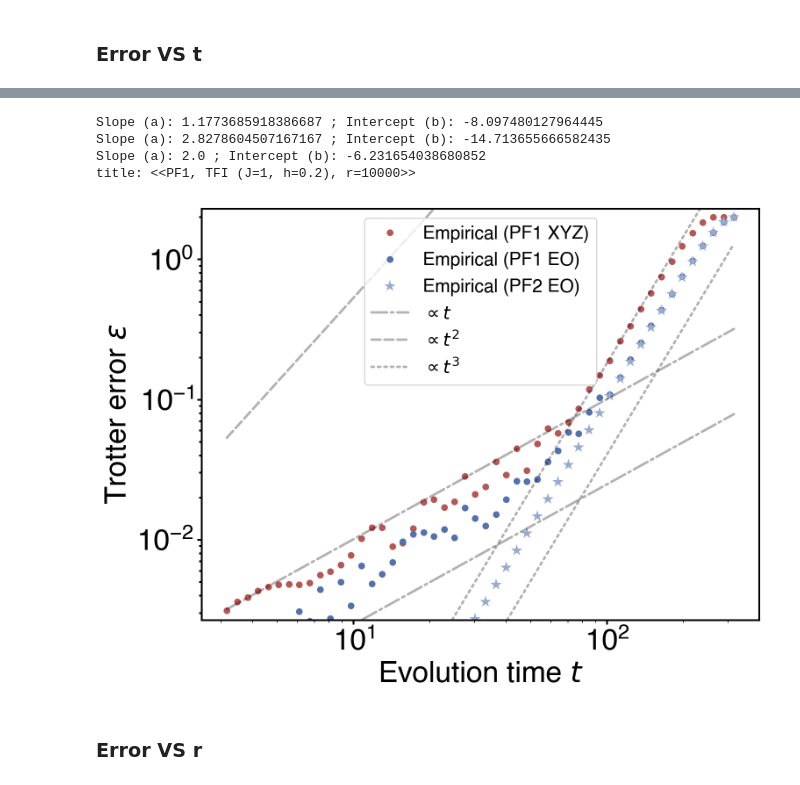
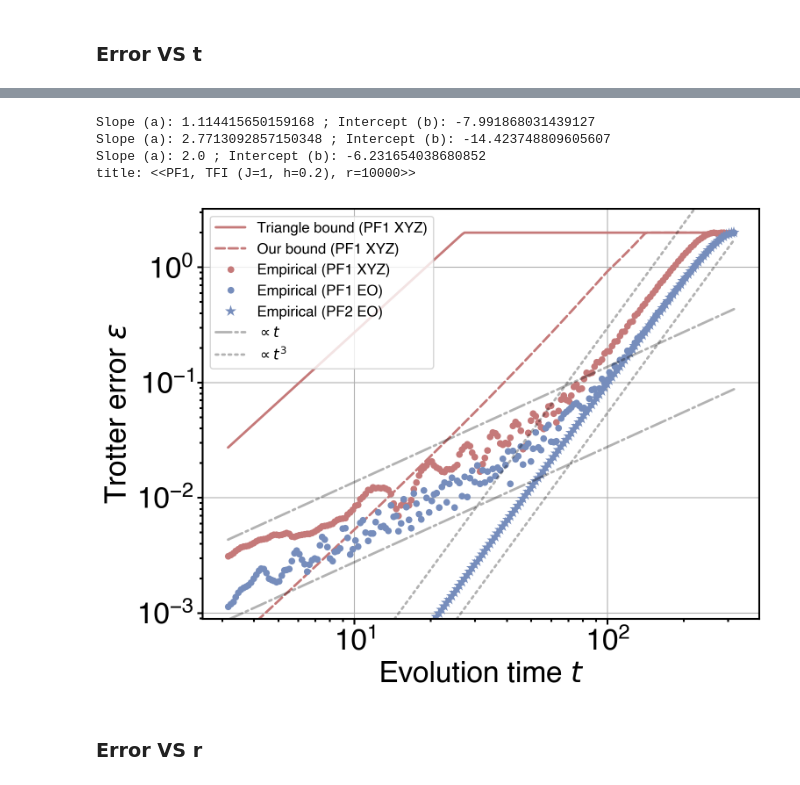
Before and after one commit to Jue-Xu/Interference-Trotter-Error, a Jupyter notebook: code/nearest_neighbor.ipynb, the cells around one changed output, grey strips where cells are left out. Drawn from its saved outputs; the diff is of its cells as text; code cells hidden in the pictures.

Commit message:
to fix new bound

```diff
--- a/code/nearest_neighbor.ipynb
+++ b/code/nearest_neighbor.ipynb
@@ -5,6 +5,7 @@
 import numpy as np
 from scipy.linalg import expm
 
+from new_bound import sum_second_order_commutator_norm, interference_bound_new
 # from trotter import *
 # from bounds import *
 # from lattice_hamiltonians import interference_bound, tight_bound
@@ -13,6 +14,7 @@ from quantum_simulation_recipe.trotter import *
 from quantum_simulation_recipe.bounds import tight_bound, interference_bound, norm, commutator
 from quantum_simulation_recipe.spin import Nearest_Neighbour_1d, Power_Law
 from quantum_simulation_recipe.plot_config import *
+mpl.rcParams['axes.grid'] = True
 cc, lcc = default_color_cycle, [lighten_color(color, 0.3) for color in default_color_cycle]
 
 fig_dir, data_dir = './figs', './data'
@@ -82,17 +84,22 @@ prefix, suffix = "HNN", "PF1_XYZ"
 n = 8
 r = 10000
 J, h = 1, 0.2
-t_num = 50 # 200
+t_num = 200 # 50
 t_list = np.logspace(0.5, 2.5, t_num)
 # t_list = sorted(list(set(np.logspace(0, 3, 75, dtype=int))))
 # print('t_list: ', t_list)
-data_t = {key: [] for key in ['r', 'emp_xyz1', 'emp_par1', 'bnd_xyz1', 'bnd_par1', 'emp_xyz2', 'emp_par2', 'bnd_xyz2', 'bnd_par2']}
+data_t = {key: [] for key in ['r', 'emp_xyz1', 'emp_par1', 'bnd_xyz1', 'bnd_par1', 'emp_xyz2', 'emp_par2', 'bnd_xyz2', 'bnd_par2', 'bnd_our']}
+
+hnn = Nearest_Neighbour_1d(n=n, Jx=J, Jy=J, Jz=J, hx=h, hy=0, hz=0, pbc=True)
+H_list = [term.to_matrix() for term in hnn.ham_xyz]
+R = commutator(H_list[0], H_list[1]) + commutator(H_list[0], H_list[2]) + commutator(H_list[1], H_list[2])
+R2 = sum_second_order_commutator_norm(H_list)
+epsilon = 0.01
 
 for index, t in enumerate(t_list):
     if index % int(len(t_list)/3) == 0: print(index)
     else: print('+', end='')
     # hnn = Nearest_Neighbour_1d(n=n, Jx=J, Jy=J, Jz=J, hx=h, hy=0, hz=0, pbc=False)
-    hnn = Nearest_Neighbour_1d(n=n, Jx=J, Jy=J, Jz=J, hx=h, hy=0, hz=0, pbc=True)
     exact_U = expH(hnn.ham, t)
     # h_list_par = hnn.ham_par
     h_list_par = [term.to_matrix() for term in hnn.ham_par]
@@ -109,6 +116,7 @@ for index, t in enumerate(t_list):
     # h_list_xyz_mat = [h.to_matrix() for h in hnn.ham_xyz]
     appro_U_xyz1 = pf(h_list_xyz, t, r, order=1)
     data_t['emp_xyz1'].append(norm(exact_U - appro_U_xyz1, ord=2))
-    data_t['bnd_xyz1'].append(tight_bound(h_list_xyz, 1, t, r))
+    data_t['bnd_xyz1'].append(min(2, tight_bound(h_list_xyz, 1, t, r)))
+    data_t['bnd_our'].append(min(2, interference_bound_new(R, sum(H_list), t, epsilon) * epsilon * t**2/r + R2 * t**3/(r**2)))
 # %% [output]
 0
@@ -128,38 +127,42 @@ hnn.ham_xyz
 # %%
 # plt.rc('font', size=MEDIUM_SIZE+0)  # controls default text sizes
-cc, lcc = default_color_cycle, [lighten_color(color, 0.2) for color in default_color_cycle]
+cc, lcc = default_color_cycle, [lighten_color(color, 0.1) for color in default_color_cycle]
 set_color_cycle(default_color_cycle, 0.2)
-plt.rc('legend', fontsize=MEDIUM_SIZE-3)
+plt.rc('legend', fontsize=MEDIUM_SIZE-6)
+mpl.rcParams['legend.frameon'] = True
+mpl.rcParams['axes.grid'] = True
+
 fig, ax = plt.subplots(1, 1, figsize=(8, 6))
 
 start1, end1 = int(2*len(t_list)/10), int(5*len(t_list)/10)
 start2, end2 = int(7*len(t_list)/10), int(9*len(t_list)/10)
 _, a_1, b_1 = linear_loglog_fit(t_list[start1:end1], data_t['emp_par1'][start1:end1], verbose=True)
 _, a_2, b_2 = linear_loglog_fit(t_list[start2:end2], data_t['emp_xyz1'][start2:end2], verbose=True)
 _, a_bnd, b_bnd = linear_loglog_fit(t_list, data_t['bnd_par1'], verbose=True)
 
-# ax.plot(t_list, data_t['bnd_par1'], '*', label='Bound (EO)', markeredgewidth=0.0, c='#C87A8AFF')
-# ax.plot(t_list, data_t['bnd_xyz1'], '*', label='Bound (XYZ)', markeredgewidth=0.0, c='#2A9EB5FF') "#8b9951FF"
-ax.plot(t_list, data_t['emp_xyz1'], '.', label='Empirical (PF1 XYZ)', markeredgewidth=0.0)
-ax.plot(t_list, data_t['emp_par1'], '.', label='Empirical (PF1 EO)', markeredgewidth=0.0)
+# ax.plot(t_list, data_t['bnd_par1'], '--', label='Bound (EO)', markeredgewidth=0.0, c='#C87A8AFF')
+ax.plot(t_list, data_t['bnd_xyz1'], '-', label='Triangle bound (PF1 XYZ)', markeredgewidth=0.0, c=lcc[0])
+ax.plot(t_list, data_t['bnd_our'], '--', label='Our bound (PF1 XYZ)', markeredgewidth=0.0, c=lcc[0])
+ax.plot(t_list, data_t['emp_xyz1'], '.', label='Empirical (PF1 XYZ)', markeredgewidth=0.0, mfc=lcc[0])
+ax.plot(t_list, data_t['emp_par1'], '.', label='Empirical (PF1 EO)', markeredgewidth=0.0, mfc=lcc[1])
 ax.plot(t_list, data_t['emp_par2'], '*', label='Empirical (PF2 EO)', markeredgewidth=0.0, mfc=lcc[1], markersize=10)
-ax.plot(t_list, [t*exp(b_1+1.2) for t in t_list], 'k-.', linewidth=2, alpha=0.3, label=fr'$\propto t$')
+ax.plot(t_list, [t*exp(b_1+1.4) for t in t_list], 'k-.', linewidth=2, alpha=0.3, label=fr'$\propto t$')
 ax.plot(t_list, [t*exp(b_1-0.2) for t in t_list], 'k-.', linewidth=2, alpha=0.3)
-ax.plot(t_list, [t**2*exp(b_bnd+1) for t in t_list], 'k--', linewidth=2, alpha=0.3, label=fr'$\propto t^2$')
+# ax.plot(t_list, [t**2*exp(b_bnd+1) for t in t_list], 'k--', linewidth=2, alpha=0.3, label=fr'$\propto t^2$')
 # ax.plot(t_list, [t**2*exp(b_bnd-1) for t in t_list], 'k--', linewidth=2, alpha=0.3)
-ax.plot(t_list, [t**3*exp(b_2-0.8) for t in t_list], 'k:', linewidth=2, alpha=0.3, label=fr'$\propto t^3$')
+ax.plot(t_list, [t**3*exp(b_2-0.6) for t in t_list], 'k:', linewidth=2, alpha=0.3, label=fr'$\propto t^3$')
 ax.plot(t_list, [t**3*exp(b_2-2.3) for t in t_list], 'k:', linewidth=2, alpha=0.3)
-ax_set_text(ax, r'Evolution time $t$', r'Trotter error $\epsilon$', log='xy', ylim=[min(data_t['emp_xyz1']), max(data_t['emp_xyz1'])], legend='best')
+ax_set_text(ax, r'Evolution time $t$', r'Trotter error $\epsilon$', log='xy', ylim=[min(data_t['emp_xyz1'])/3, max(data_t['emp_xyz1'])*1.4], legend='best')
 title = f'PF1, TFI (J={J}, h={h}), r={r}'
 print(f'title: <<{title}>>')
 # ax.set_title(title) # ax.set_ylim([1e-4, 1e-0])
-fig.savefig(f'{fig_dir}/{prefix}_errVSt_n={n}_r={r}_{suffix}.pdf')
+fig.savefig(f'{fig_dir}/{prefix}_errVSt_n={n}_r={r}_eps={epsilon}_{suffix}.pdf')
 # %% [output]
-Slope (a): 1.1773685918386687 ; Intercept (b): -8.097480127964445
-Slope (a): 2.8278604507167167 ; Intercept (b): -14.713655666582435
+Slope (a): 1.114415650159168 ; Intercept (b): -7.991868031439127
+Slope (a): 2.7713092857150348 ; Intercept (b): -14.423748809605607
 Slope (a): 2.0 ; Intercept (b): -6.231654038680852
 title: <<PF1, TFI (J=1, h=0.2), r=10000>>
-[figure, old version]
+[figure, new version]
 # %% [markdown]
 ### Error VS r
 # %%
```
Also changed, not shown: parts of 2 cells of this notebook, 4 other files.
